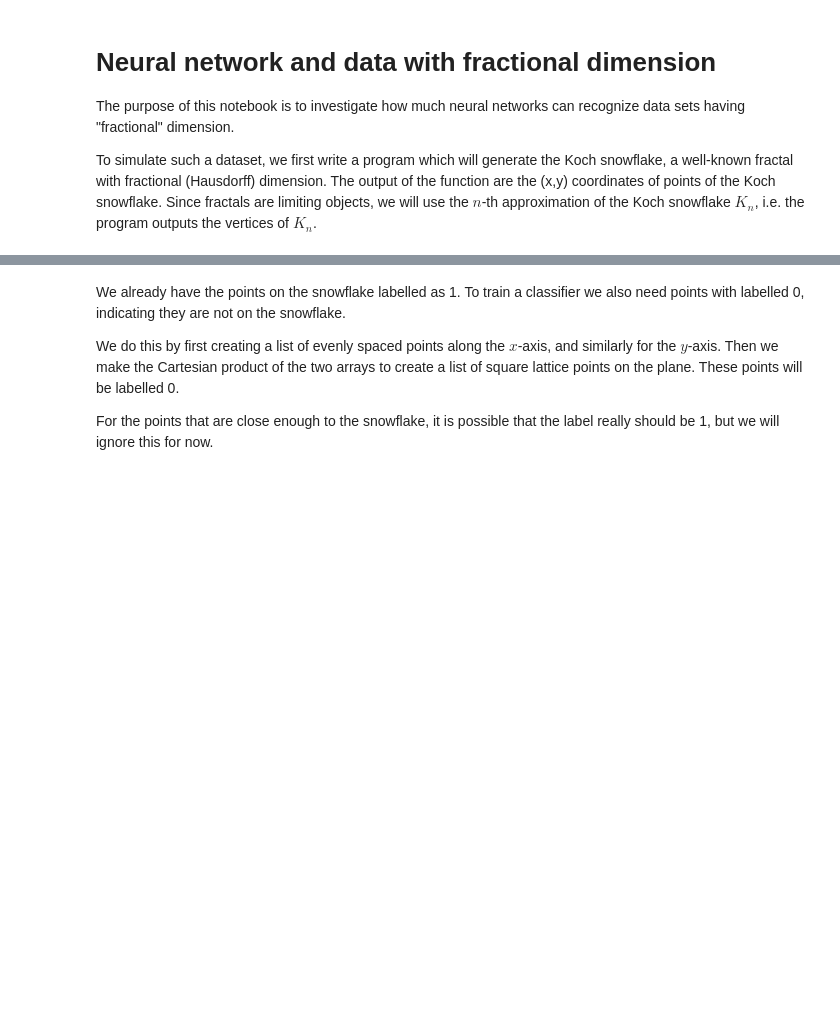
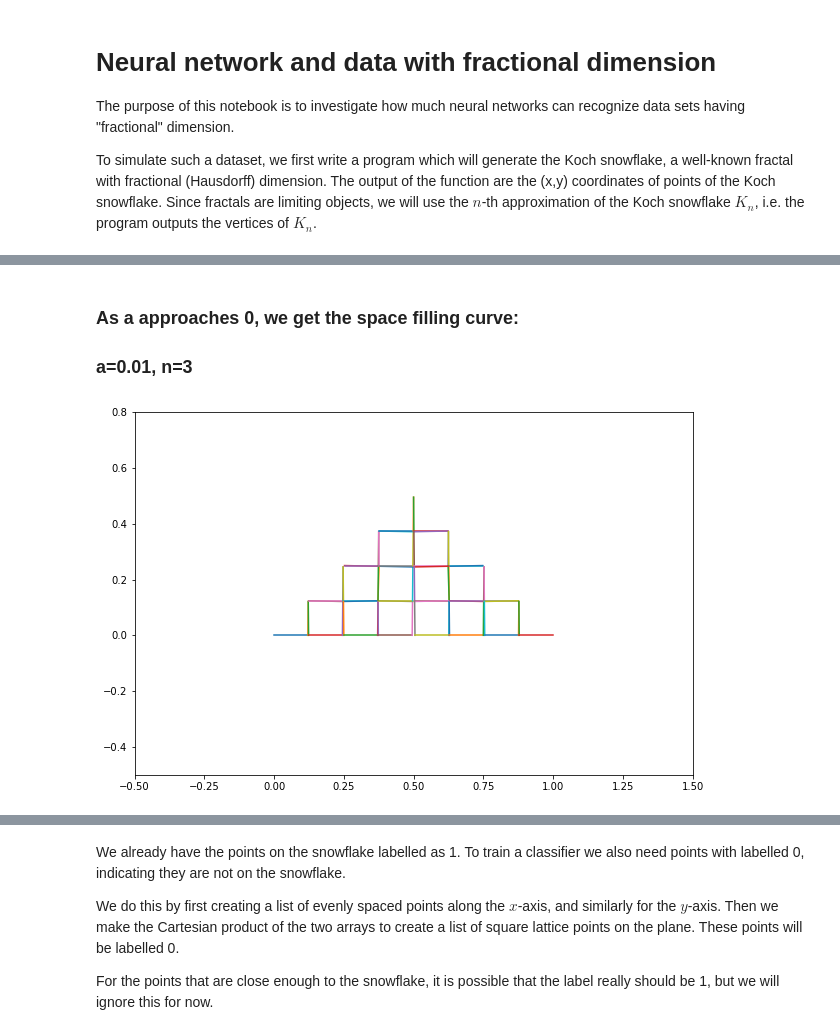
Before and after one commit to ivanchiohk/neural_network_koch_snowflake, a Jupyter notebook: Neural network and data with fractional-dimension.ipynb, the cells around one changed output, grey strips where cells are left out. Drawn from its saved outputs; the diff is of its cells as text; code cells hidden in the pictures; blank space fills up the shorter version.

```diff
--- a/Neural network and data with fractional-dimension.ipynb
+++ b/Neural network and data with fractional-dimension.ipynb
@@ -312,0 +191,8 @@ plot(-0.2,    1.2,
+# %% [markdown]
+### As a approaches 0, we get the space filling curve:
+
+### a=0.01, n=3
+# %%
+make_koch_curve(0.01, 3, 1, 0)
+# %% [output]
+[figure, added]
```
Also changed, not shown: parts of 70 cells of this notebook.
